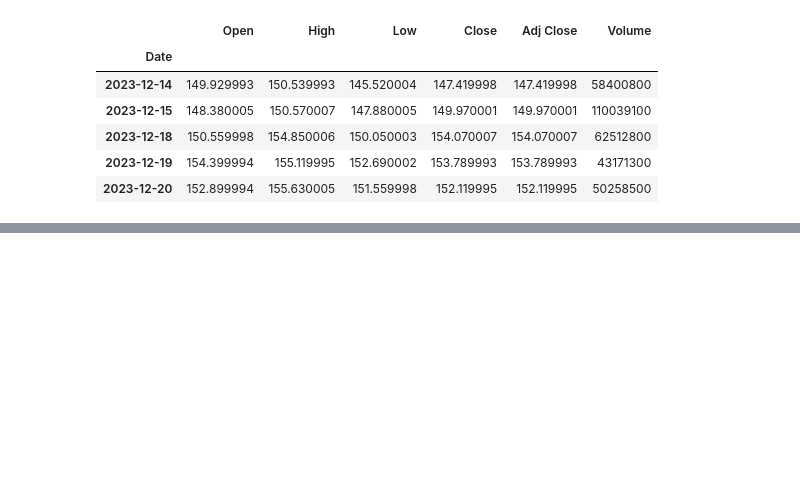
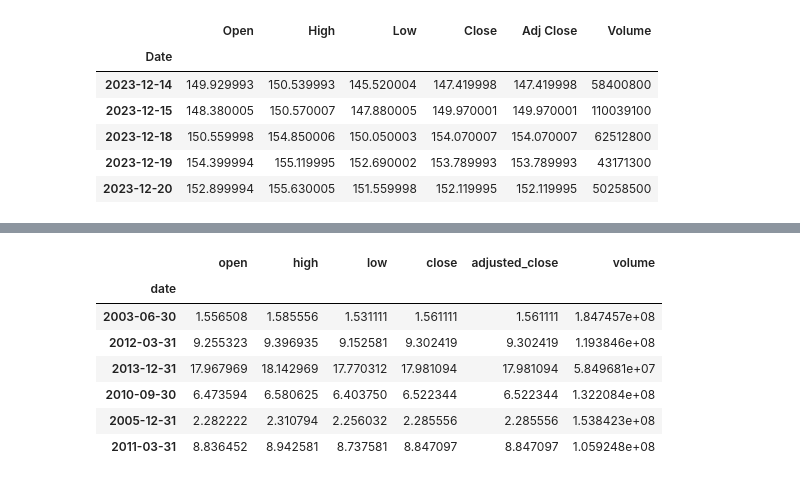
Before and after one commit to Chellyann-moreno/amazon_project, a Jupyter notebook: wrangling.ipynb, the cells around one changed output, grey strips where cells are left out. Drawn from its saved outputs; the diff is of its cells as text; code cells hidden in the pictures; blank space fills up the shorter version.

```diff
--- a/wrangling.ipynb
+++ b/wrangling.ipynb
@@ -86,0 +151,14 @@ df.tail()
+# %%
+train_q = train.resample('Q').mean()
+test_q= test.resample('Q').mean()
+# %%
+train_q.sample(6)
+# %% [output]
+|  | open | high | low | close | adjusted_close | volume |
+| date |  |  |  |  |  |  |
+| 2003-06-30 | 1.556508 | 1.585556 | 1.531111 | 1.561111 | 1.561111 | 1.847457e+08 |
+| 2012-03-31 | 9.255323 | 9.396935 | 9.152581 | 9.302419 | 9.302419 | 1.193846e+08 |
+| 2013-12-31 | 17.967969 | 18.142969 | 17.770312 | 17.981094 | 17.981094 | 5.849681e+07 |
+| 2010-09-30 | 6.473594 | 6.580625 | 6.403750 | 6.522344 | 6.522344 | 1.322084e+08 |
+| 2005-12-31 | 2.282222 | 2.310794 | 2.256032 | 2.285556 | 2.285556 | 1.538423e+08 |
+| 2011-03-31 | 8.836452 | 8.942581 | 8.737581 | 8.847097 | 8.847097 | 1.059248e+08 |
```
Also changed, not shown: parts of 12 cells of this notebook.
